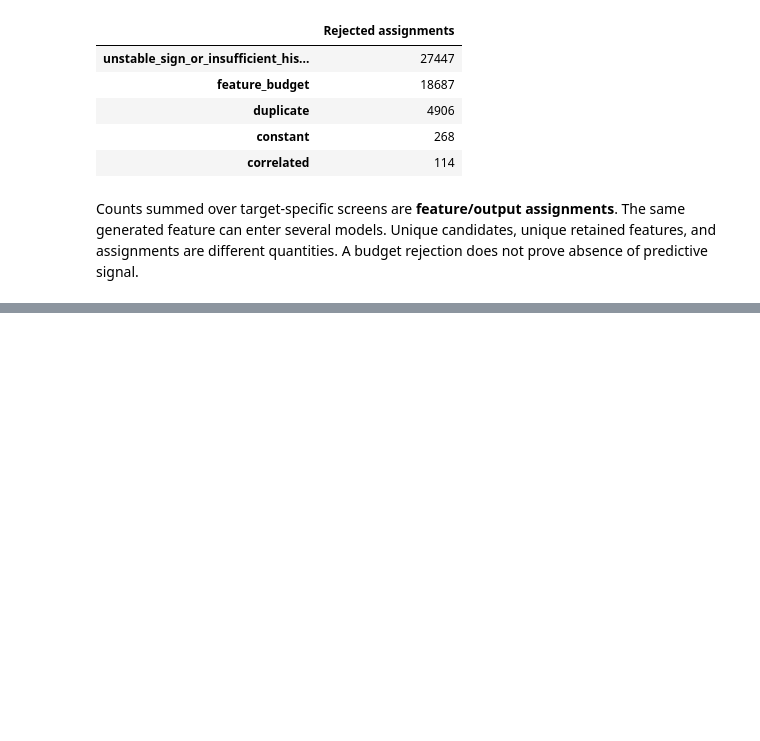
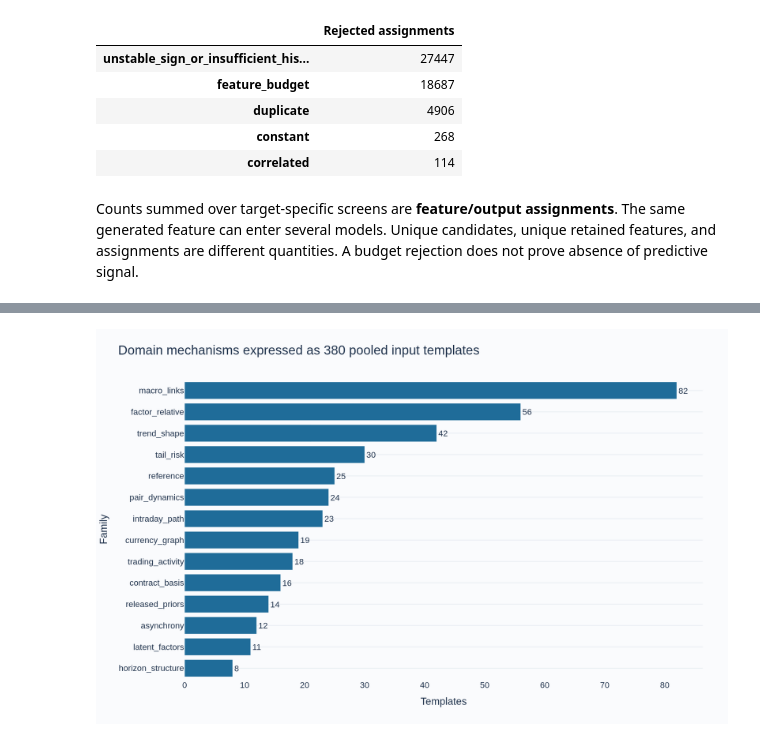
Before and after one commit to alvaromendizabal/commodity-prediction, a Jupyter notebook: notebooks/02_feature_research.ipynb, the cells around one changed output, grey strips where cells are left out. Saved outputs shown, nothing was run; the diff lists cells and outputs as text; code cells hidden in the pictures; blank space fills up the shorter version.

```diff
--- a/notebooks/02_feature_research.ipynb
+++ b/notebooks/02_feature_research.ipynb
@@ -15,11 +15,13 @@ import pandas as pd
 import plotly.express as px
 import plotly.graph_objects as go
 from IPython.display import display, Markdown
-from scripts.notebook_support import project_root, checked_reports, checked_study, show_figure
+from scripts.notebook_support import project_root, checked_reports, checked_study, checked_domain, checked_attribution, show_figure
 root = project_root()
 audit, research = checked_reports(root)
 study = checked_study(root)
+domain = checked_domain(root)
+attribution = checked_attribution(root)
 study_config = json.loads((root / "configs/feature_study.json").read_text())
 config = json.loads((root / "configs/research.json").read_text())
-display(Markdown(f"**Verified experiment:** `{study['lineage'][:16]}` · **Feature gate:** open"))
+display(Markdown(f"**Verified domain attribution:** `{attribution['lineage'][:16]}` · **Feature gate:** open · Previous studies preserved"))
 # %% [output]
@@ -257,0 +266,5 @@ Next decisions should follow the measured weaknesses: distinguish cross-sectiona
+# %%
+domain_rows = pd.DataFrame([{"Variant": name, "Metric": value["official_metric"], "Fold scores": value["fold_scores"], "Residual weights": value["residual_weights"]} for name, value in domain["summaries"].items()])
+inventory = domain["inventory"]
+display(pd.Series({"Pooled templates": inventory["templates"], "Instantiated source series": inventory["source_series_count"], "Target-template assignments": inventory["target_template_assignments"], "New fitted models (including inner fits)": domain["new_fitted_models"], "Outer evaluations (including controls)": domain["outer_evaluations"], "Validation dates": domain["validation_dates"]}, name="Domain study inventory").to_frame())
+display(Markdown(inventory["counting_note"]))
@@ -257,0 +286,7 @@ Next decisions should follow the measured weaknesses: distinguish cross-sectiona
+# %%
+family_counts = pd.Series(inventory["family_templates"]).sort_values().rename_axis("Family").reset_index(name="Templates")
+fig = px.bar(family_counts, x="Templates", y="Family", orientation="h", text="Templates", title="Domain mechanisms expressed as 380 pooled input templates")
+fig.update_traces(marker_color="#1F6C99", textposition="outside")
+show_figure(fig, root, "domain_family_templates", 700)
+# %% [output]
+[figure, added]
```
Also changed, not shown: parts of 25 cells of this notebook, 20 other files.
